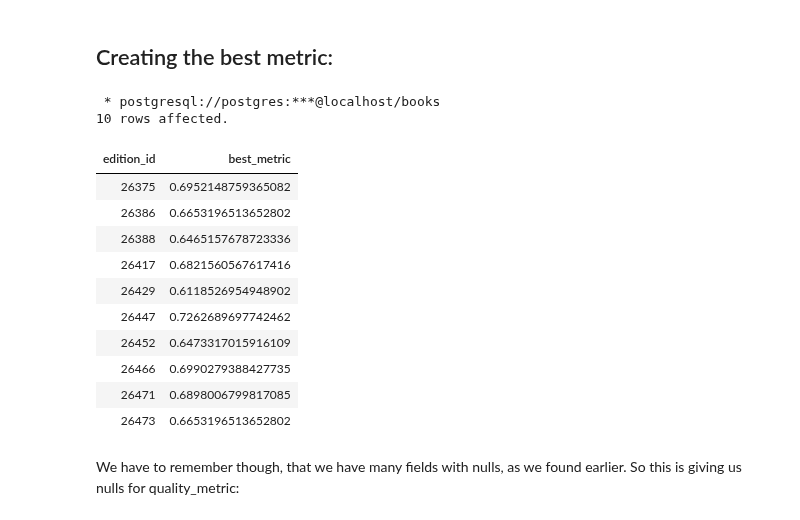
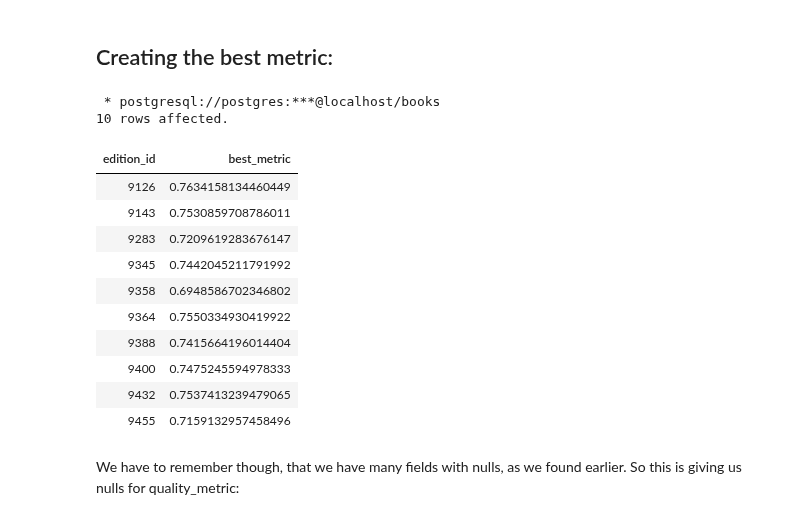
Before and after one commit to codeslp/books_db, a Jupyter notebook: src/analysis.ipynb, the cells around one changed output. Cells and saved outputs as stored; diff of their text form; code cells hidden in the pictures.

```diff
--- a/src/analysis.ipynb
+++ b/src/analysis.ipynb
@@ -628,32 +631,25 @@ RETURNING e.*;]
 ## Creating the best metric:
 # %%
 %%sql
-with normalizations as (
-    SELECT edition_id,
-        rating / MAX(rating) OVER () AS rating_normalization,
-        (liked_percent_normalization / 100) AS liked_percent_normalization,
-        norm_bbe_score / MAX(norm_bbe_score) OVER () AS norm_bbe_normalization,
-        norm_num_ratings / MAX(norm_num_ratings) OVER () AS norm_num_ratings_normalization
-    FROM edition
-)
+
 SELECT edition_id,
     ((rating_normalization + liked_percent_normalization + norm_bbe_normalization + norm_num_ratings_normalization) / 4) AS best_metric
-FROM normalizations
+FROM edition
 LIMIT 10;
 # %% [output]
  * postgresql://postgres:***@localhost/books
 10 rows affected.
 | edition_id | best_metric |
-| 26375 | 0.6952148759365082 |
-| 26386 | 0.6653196513652802 |
-| 26388 | 0.6465157678723336 |
-| 26417 | 0.6821560567617416 |
-| 26429 | 0.6118526954948902 |
-| 26447 | 0.7262689697742462 |
-| 26452 | 0.6473317015916109 |
-| 26466 | 0.6990279388427735 |
-| 26471 | 0.6898006799817085 |
-| 26473 | 0.6653196513652802 |
+| 9126 | 0.7634158134460449 |
+| 9143 | 0.7530859708786011 |
+| 9283 | 0.7209619283676147 |
+| 9345 | 0.7442045211791992 |
+| 9358 | 0.6948586702346802 |
+| 9364 | 0.7550334930419922 |
+| 9388 | 0.7415664196014404 |
+| 9400 | 0.7475245594978333 |
+| 9432 | 0.7537413239479065 |
+| 9455 | 0.7159132957458496 |
 # %% [markdown]
 We have to remember though, that we have many fields with nulls, as we found earlier. So this is giving us nulls for quality_metric:
 # %%
```
Also changed, not shown: parts of 6 cells of this notebook.
